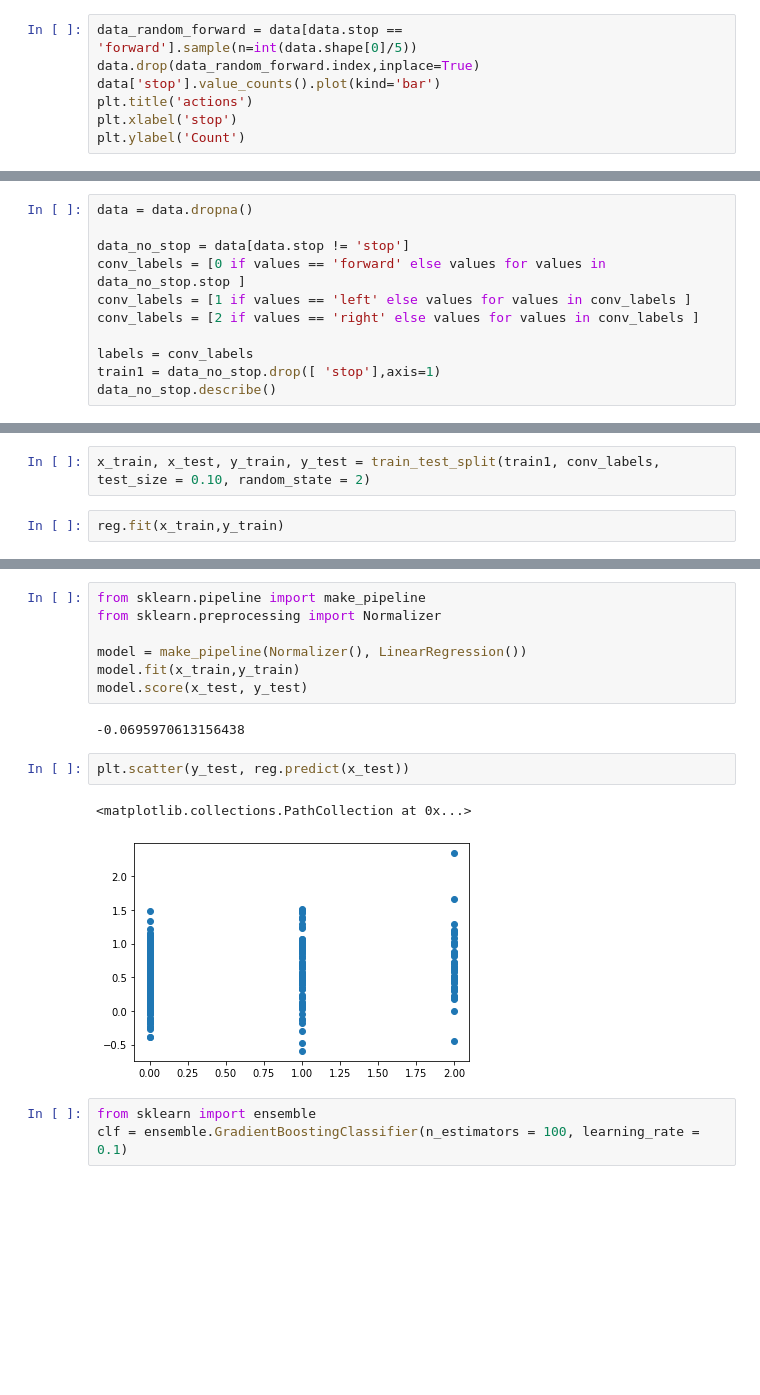
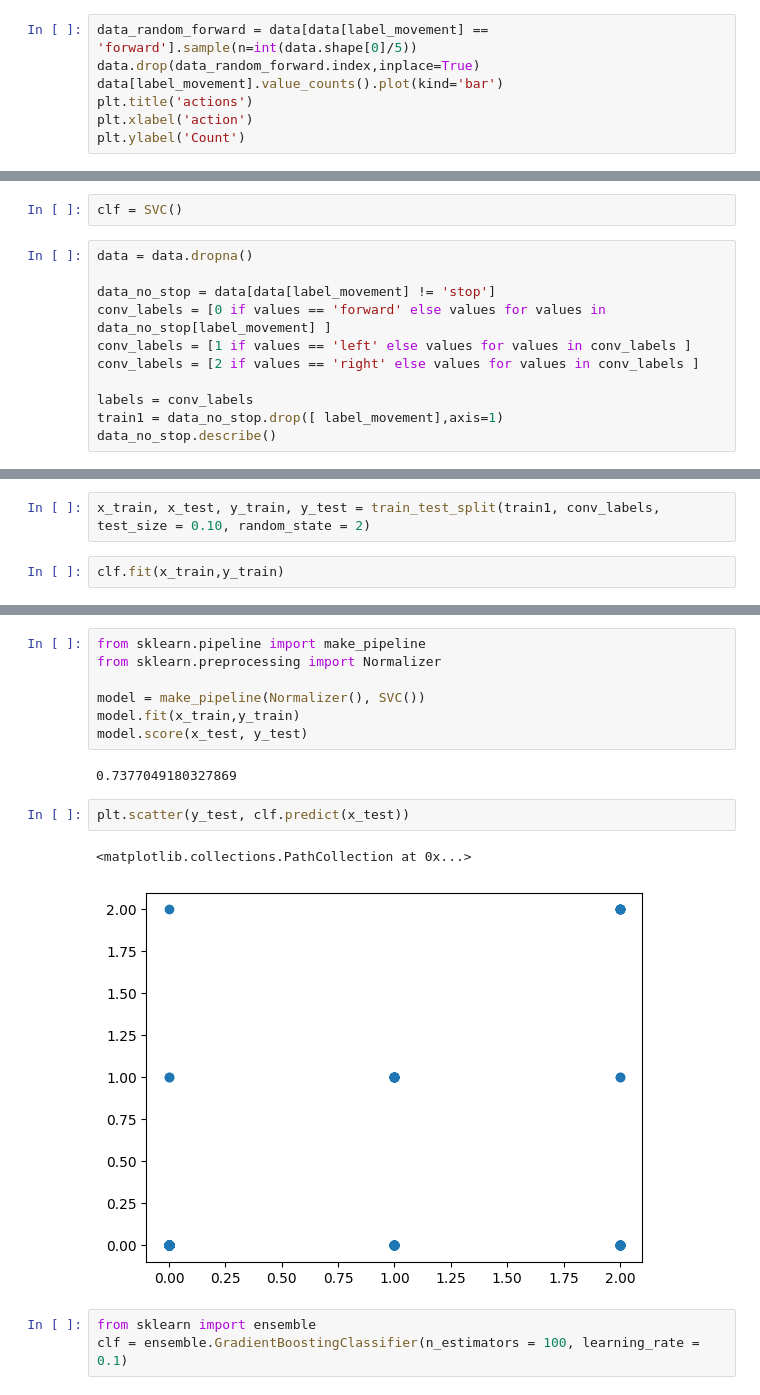
Before and after one commit to daanzap/ai_robot, a Jupyter notebook: notebooks/simulator_pilot.ipynb, the cells around one changed output, grey strips where cells are left out. Drawn from its saved outputs; the diff is of its cells as text; blank space fills up the shorter version.

```diff
--- a/notebooks/simulator_pilot.ipynb
+++ b/notebooks/simulator_pilot.ipynb
@@ -44,9 +62,9 @@ Text(0, 0.5, 'Count')
 # %%
-data_random_forward = data[data.stop == 'forward'].sample(n=int(data.shape[0]/5))
+data_random_forward = data[data[label_movement] == 'forward'].sample(n=int(data.shape[0]/5))
 data.drop(data_random_forward.index,inplace=True)
-data['stop'].value_counts().plot(kind='bar')
+data[label_movement].value_counts().plot(kind='bar')
 plt.title('actions')
-plt.xlabel('stop')
+plt.xlabel('action')
 plt.ylabel('Count')
 # %% [output]
 Text(0, 0.5, 'Count')
@@ -70,13 +86,15 @@ reg = LinearRegression()
+# %%
+clf = SVC()
 # %%
 data = data.dropna()
 
-data_no_stop = data[data.stop != 'stop']
-conv_labels = [0 if values == 'forward' else values for values in data_no_stop.stop ]
+data_no_stop = data[data[label_movement] != 'stop']
+conv_labels = [0 if values == 'forward' else values for values in data_no_stop[label_movement] ]
 conv_labels = [1 if values == 'left' else values for values in conv_labels ]
 conv_labels = [2 if values == 'right' else values for values in conv_labels ]
 
 labels = conv_labels
-train1 = data_no_stop.drop([ 'stop'],axis=1)
+train1 = data_no_stop.drop([ label_movement],axis=1)
 data_no_stop.describe()
 # %% [output]
 |  | 255 | 255.1 | 255.2 | 255.3 | 255.4 | 255.5 | 255.6 | 255.7 | 255.8 | 255.9 | ... | ... |
@@ -94,5 +112,5 @@ from sklearn.model_selection import train_test_split
 # %%
 x_train, x_test, y_train, y_test = train_test_split(train1, conv_labels, test_size = 0.10, random_state = 2)
 # %%
-reg.fit(x_train,y_train)
+clf.fit(x_train,y_train)
 # %% [output]
@@ -105,16 +125,16 @@ reg.score(x_test, y_test)
 from sklearn.pipeline import make_pipeline
 from sklearn.preprocessing import Normalizer
 
-model = make_pipeline(Normalizer(), LinearRegression())
+model = make_pipeline(Normalizer(), SVC())
 model.fit(x_train,y_train)
 model.score(x_test, y_test)
 # %% [output]
--0.0695970613156438
+0.7377049180327869
 # %%
-plt.scatter(y_test, reg.predict(x_test))
+plt.scatter(y_test, clf.predict(x_test))
 # %% [output]
 <matplotlib.collections.PathCollection at 0x...>
-[figure, old version]
+[figure, new version]
 # %%
 from sklearn import ensemble
 clf = ensemble.GradientBoostingClassifier(n_estimators = 100, learning_rate = 0.1)
```
Also changed, not shown: parts of 16 cells of this notebook, 13 other files.
